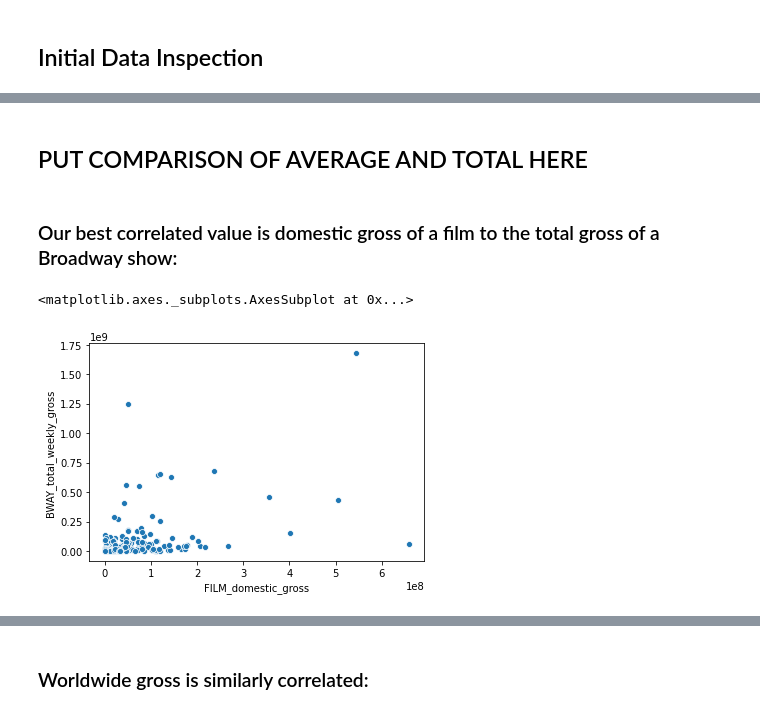
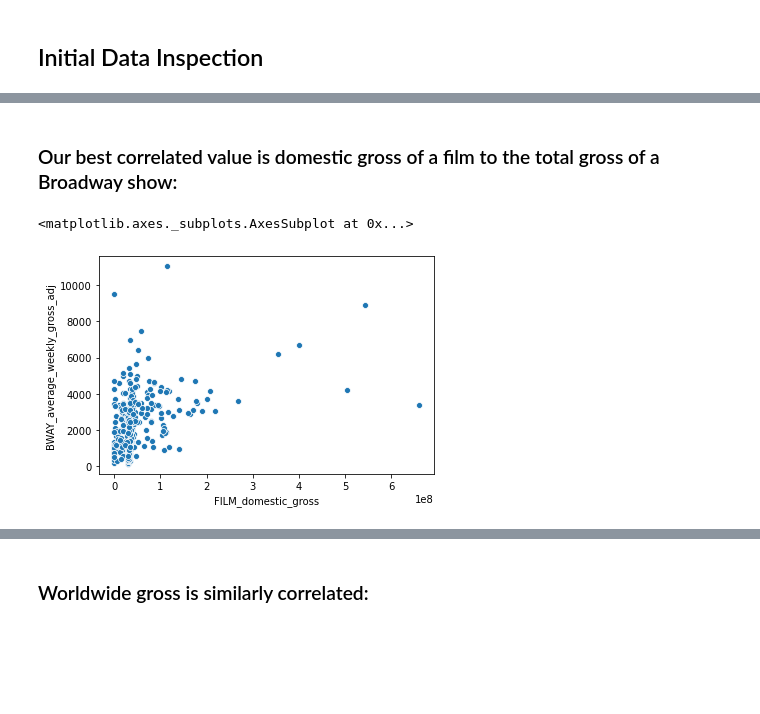
Before and after one commit to nickwilders/project_2, a Jupyter notebook: 3_Regularization_and_Model_Fitting.ipynb, the cells around one changed output, grey strips where cells are left out. Drawn from its saved outputs; the diff is of its cells as text; code cells hidden in the pictures; blank space fills up the shorter version.

```diff
--- a/3_Regularization_and_Model_Fitting.ipynb
+++ b/3_Regularization_and_Model_Fitting.ipynb
@@ -17,6 +17,4 @@ from sklearn.preprocessing import StandardScaler
 
 # CREATE BITS COMPARING THE MOVIES FIRST MUSICALS FIRST, ETC.
 
-df = pd.read_csv('data/ORIGINAL_musical_movies_10820.csv')
+df = pd.read_csv('data/final_dataset_10920.csv')
-# %%
-df = df.drop(columns=['Unnamed: 0'])
@@ -23,3 +37,8 @@ df = df.drop(columns=['Unnamed: 0'])
+# %%
+df = df.drop(columns=['Unnamed: 0', 'Unnamed: 0.1'])
+#df = df.drop(columns=['BWAY_total_potential_gross', 'BWAY_total_performances', 'BWAY_total_previews'])
+df = df.drop([108,270,68,198,450,471,348])
+df = df.drop([433])
 # %%
 df.columns
 # %% [output]
@@ -64,9 +86,9 @@ df.corr()
-# %% [markdown]
-<h2> PUT COMPARISON OF AVERAGE AND TOTAL HERE
 # %% [markdown]
 <h3> Our best correlated value is domestic gross of a film to the total gross of a Broadway show:
 # %%
-sns.scatterplot(data=df, x='FILM_domestic_gross', y='BWAY_total_weekly_gross')
+# Check against amount adjusted for
+
+sns.scatterplot(data=df, x='FILM_domestic_gross', y='BWAY_average_weekly_gross_adj')
 # %% [output]
 <matplotlib.axes._subplots.AxesSubplot at 0x...>
-[figure, old version]
+[figure, new version]
```
Also changed, not shown: parts of 58 cells of this notebook, 2 other files.
